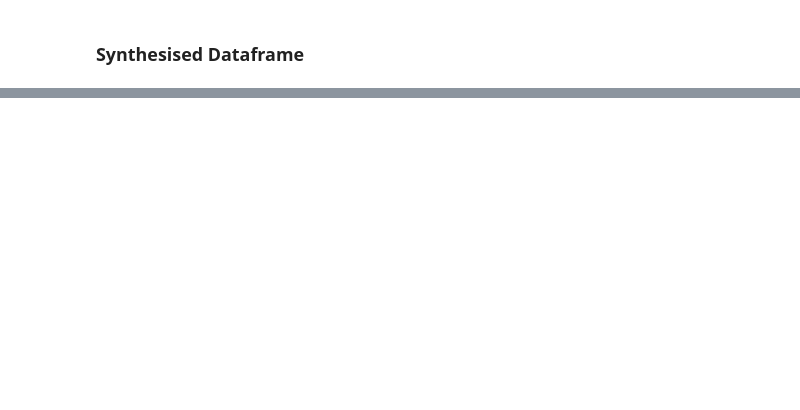
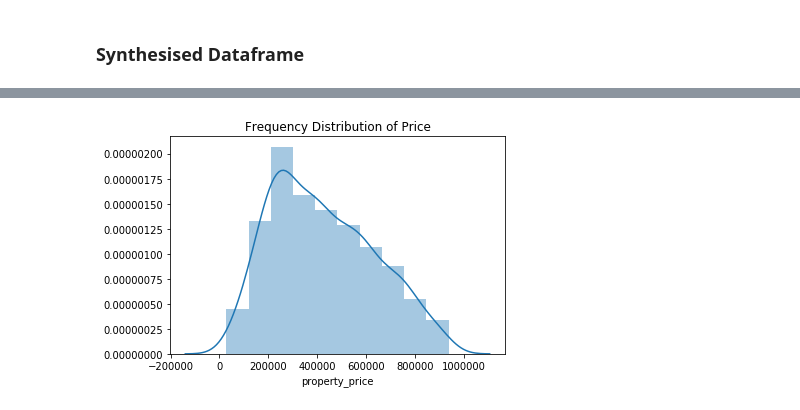
Before and after one commit to edelcorcoran/PDA-Project-, a Jupyter notebook: PDA Project.ipynb, the cells around one changed output, grey strips where cells are left out. Saved outputs shown, nothing was run; the diff lists cells and outputs as text; code cells hidden in the pictures; blank space fills up the shorter version.

```diff
--- a/PDA Project.ipynb
+++ b/PDA Project.ipynb
@@ -563,0 +591,5 @@ KeyError: 'Price'
+# %%
+sns.distplot(Syn_df['property_price'], kde=True, bins=10).set_title("Frequency Distribution of Price");
+plt.show()
+# %% [output]
+[figure, added]
```
Also changed, not shown: parts of 34 cells of this notebook, 1 other file.
